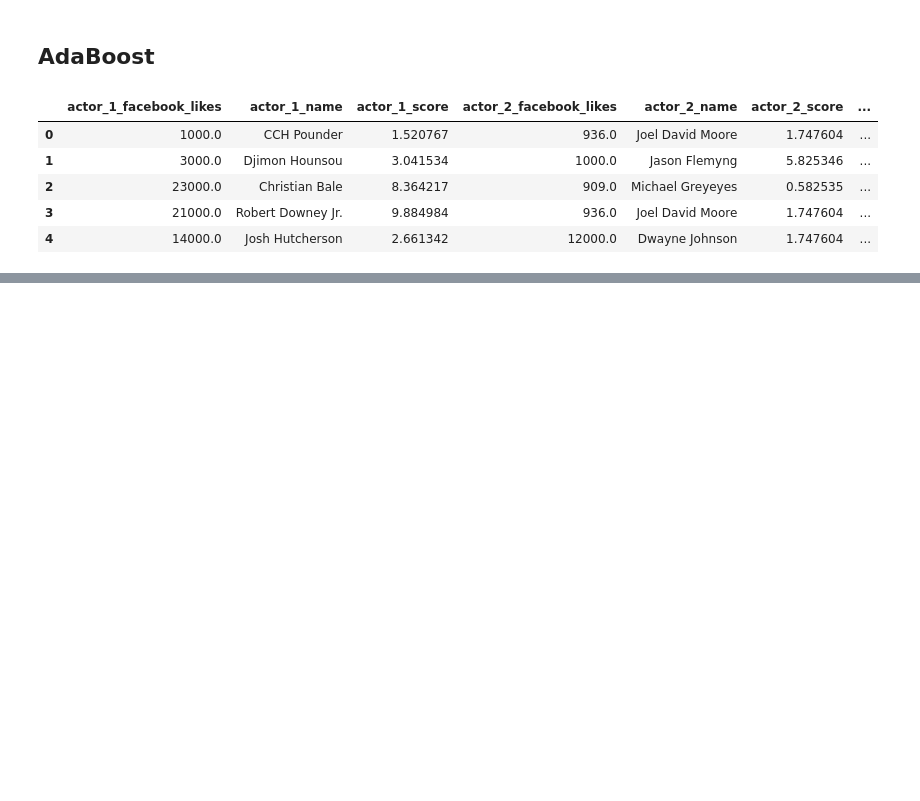
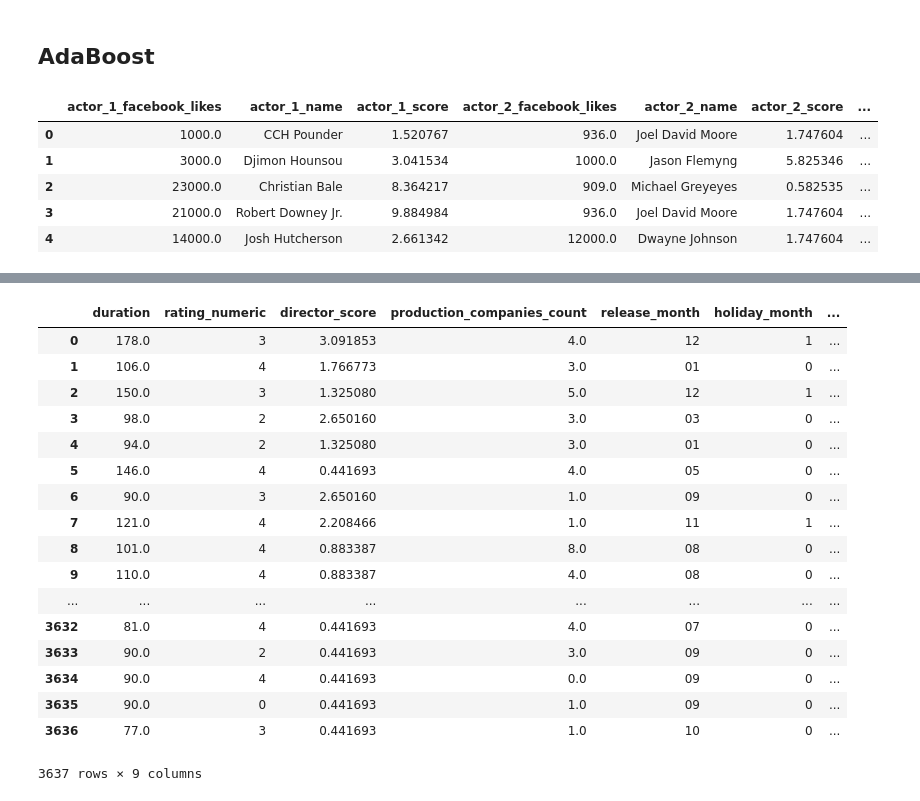
Before and after one commit to styrofomeBoots/project_3, a Jupyter notebook: ryan_workbook.ipynb, the cells around one changed output, grey strips where cells are left out. Cells and saved outputs as stored; diff of their text form; code cells hidden in the pictures; blank space fills up the shorter version.

```diff
--- a/ryan_workbook.ipynb
+++ b/ryan_workbook.ipynb
@@ -208,0 +338,21 @@ print("Accuracy:",metrics.accuracy_score(y_test, y_pred))
+# %%
+X
+# %% [output]
+|  | duration | rating_numeric | director_score | production_companies_count | release_month | holiday_month | ... |
+| 0 | 178.0 | 3 | 3.091853 | 4.0 | 12 | 1 | ... |
+| 1 | 106.0 | 4 | 1.766773 | 3.0 | 01 | 0 | ... |
+| 2 | 150.0 | 3 | 1.325080 | 5.0 | 12 | 1 | ... |
+| 3 | 98.0 | 2 | 2.650160 | 3.0 | 03 | 0 | ... |
+| 4 | 94.0 | 2 | 1.325080 | 3.0 | 01 | 0 | ... |
+| 5 | 146.0 | 4 | 0.441693 | 4.0 | 05 | 0 | ... |
+| 6 | 90.0 | 3 | 2.650160 | 1.0 | 09 | 0 | ... |
+| 7 | 121.0 | 4 | 2.208466 | 1.0 | 11 | 1 | ... |
+| 8 | 101.0 | 4 | 0.883387 | 8.0 | 08 | 0 | ... |
+| 9 | 110.0 | 4 | 0.883387 | 4.0 | 08 | 0 | ... |
+| ... | ... | ... | ... | ... | ... | ... | ... |
+| 3632 | 81.0 | 4 | 0.441693 | 4.0 | 07 | 0 | ... |
+| 3633 | 90.0 | 2 | 0.441693 | 3.0 | 09 | 0 | ... |
+| 3634 | 90.0 | 4 | 0.441693 | 0.0 | 09 | 0 | ... |
+| 3635 | 90.0 | 0 | 0.441693 | 1.0 | 09 | 0 | ... |
+| 3636 | 77.0 | 3 | 0.441693 | 1.0 | 10 | 0 | ... |
+3637 rows × 9 columns
```
Also changed, not shown: parts of 22 cells of this notebook.
